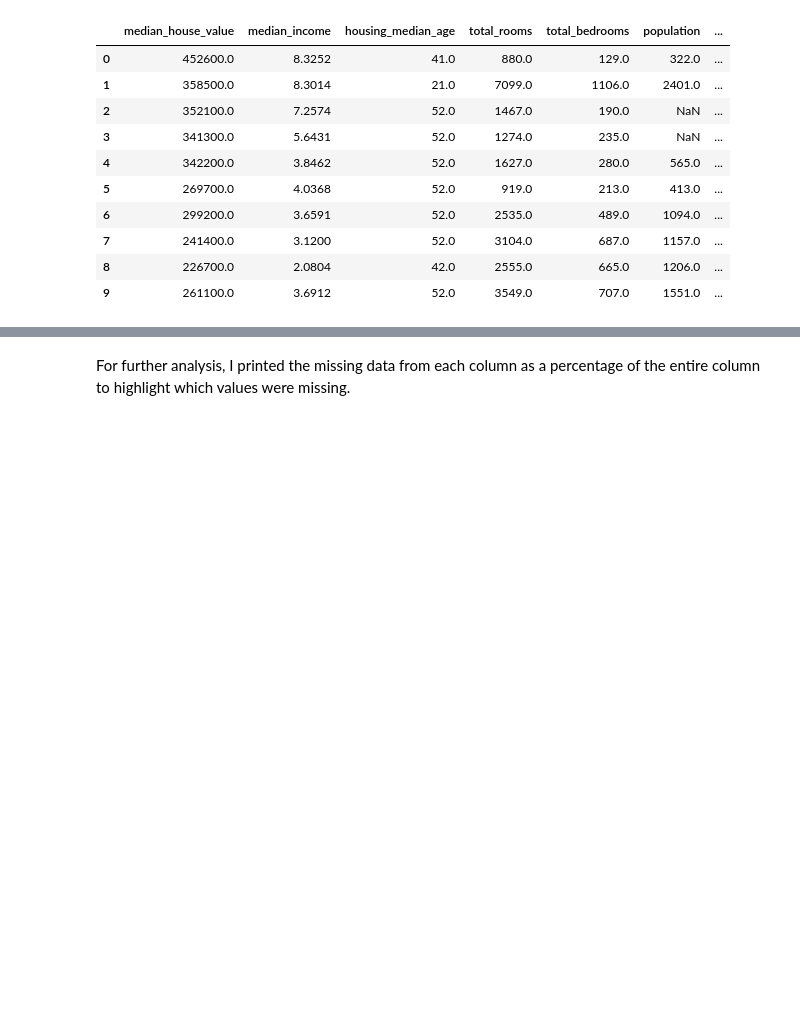
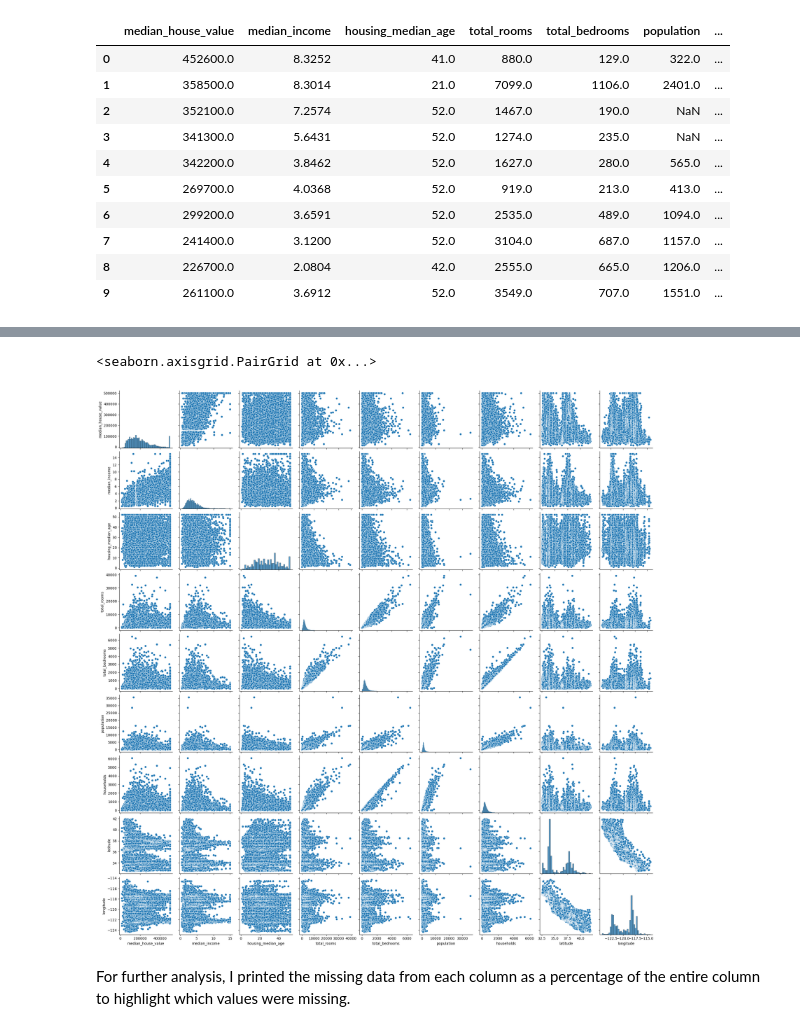
Before and after one commit to mahnoorn23/CSC2031CourseworkCode, a Jupyter notebook: Coursework/CSC3831_Final_Assessment.ipynb, the cells around one changed output, grey strips where cells are left out. Cells and saved outputs as stored; diff of their text form; code cells hidden in the pictures; blank space fills up the shorter version.

```diff
--- a/Coursework/CSC3831_Final_Assessment.ipynb
+++ b/Coursework/CSC3831_Final_Assessment.ipynb
@@ -50,6 +52,11 @@ houses_corrupted.describe()
 | 50% | 179700.000000 | 3.572400 | 28.000000 | 2127.000000 | 435.000000 | 1227.000000 | ... |
 | 75% | 264725.000000 | 4.870050 | 37.000000 | 3148.000000 | 647.000000 | 1803.000000 | ... |
 | max | 500001.000000 | 15.000100 | 52.000000 | 39320.000000 | 6445.000000 | 35682.000000 | ... |
+# %%
+sns.pairplot(houses_corrupted)
+# %% [output]
+<seaborn.axisgrid.PairGrid at 0x...>
+[figure, added]
 # %% [markdown]
 For further analysis, I printed the missing data from each column as a percentage of the entire column to highlight which values were missing.
 # %%
```
Also changed, not shown: parts of 3 cells of this notebook.
